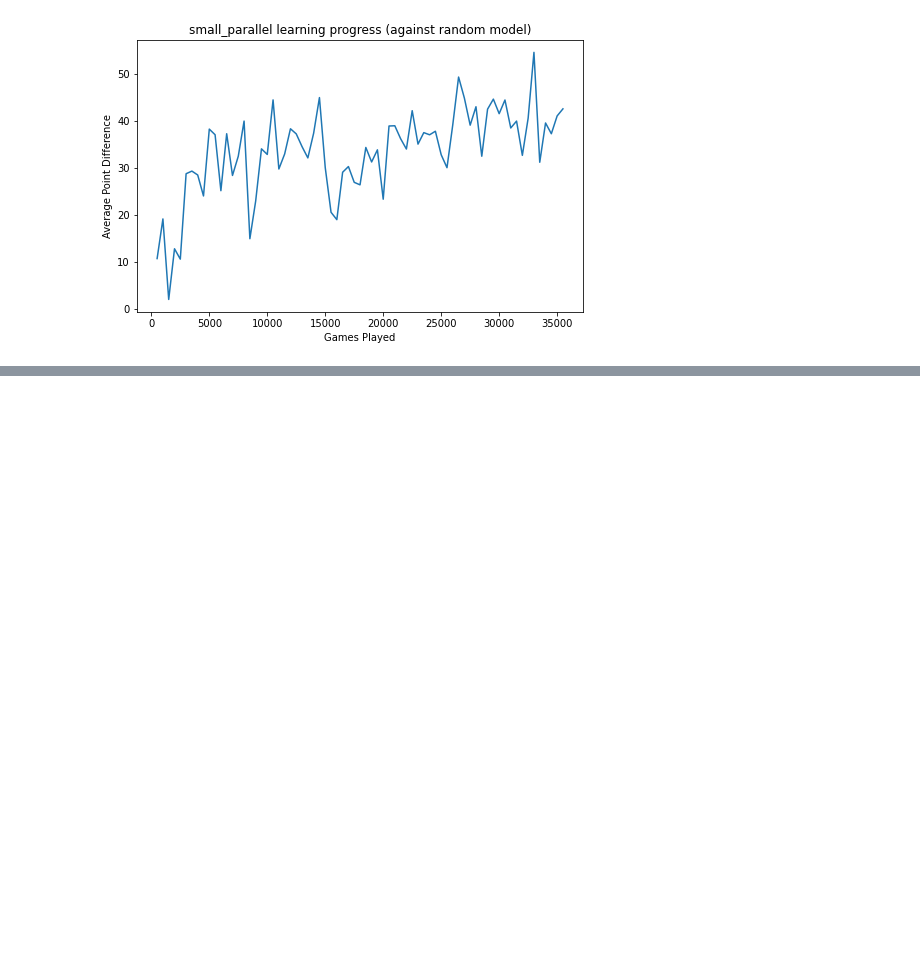
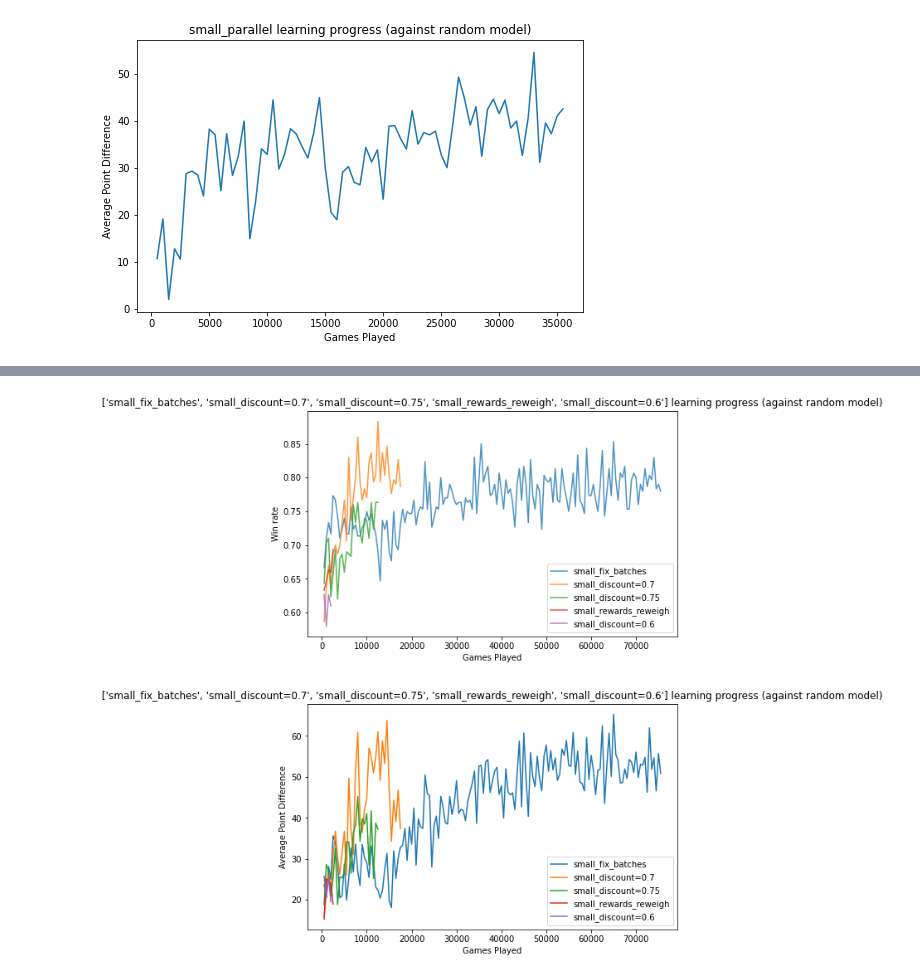
Before and after one commit to yanlai00/shengji_plus, a Jupyter notebook: analysis/plots.ipynb, the cells around one changed output, grey strips where cells are left out. Cells and saved outputs as stored; diff of their text form; code cells hidden in the pictures; blank space fills up the shorter version.

```diff
--- a/analysis/plots.ipynb
+++ b/analysis/plots.ipynb
@@ -5,31 +6,35 @@ import pickle
 # %%
-def graph_win_rate(model_name: str, save=True):
-    with open(f'../{model_name}/stats.pkl', 'rb') as f:
-        data = pickle.load(f)
-    iterations = [x['iterations'] for x in data]
-    win_rates = [x['win_counts'] for x in data]
+def graph_win_rate(model_names: List[str], save=True):
 
     plt.figure(facecolor='white', figsize=(8, 5))
-    plt.title(f'{model_name} learning progress (against random model)')
+    plt.title(f'{model_names} learning progress (against random model)')
     plt.xlabel('Games Played')
     plt.ylabel('Win rate')
-    plt.plot(iterations, win_rates)
-    if save:
-        plt.savefig(f'../{model_name}/win_rate.png')
+    for name in model_names:
+        with open(f'../{name}/stats.pkl', 'rb') as f:
+            data = pickle.load(f)
+        iterations = [x['iterations'] for x in data]
+        win_rates = [x['win_counts'] for x in data]
+        plt.plot(iterations, win_rates, label=name, alpha=0.8)
+        plt.legend()
+    if len(model_names) == 1:
+        plt.savefig(f'../{model_names[0]}/win_rate.png')
 
-def graph_apd(model_name: str, save=True):
-    with open(f'../{model_name}/stats.pkl', 'rb') as f:
-        data = pickle.load(f)
-    iterations = [x['iterations'] for x in data]
-    apd = [x['avg_points'][0] - x['avg_points'][1] for x in data]
-
+def graph_apd(model_names: List[str], save=True):
     plt.figure(facecolor='white', figsize=(8, 5))
-    plt.title(f'{model_name} learning progress (against random model)')
+    plt.title(f'{model_names} learning progress (against random model)')
     plt.xlabel('Games Played')
     plt.ylabel('Average Point Difference')
-    plt.plot(iterations, apd)
-    if save:
-        plt.savefig(f'../{model_name}/apd.png')
+    for name in model_names:
+        with open(f'../{name}/stats.pkl', 'rb') as f:
+            data = pickle.load(f)
+        iterations = [x['iterations'] for x in data]
+        apd = [x['avg_points'][0] - x['avg_points'][1] for x in data]
+        plt.plot(iterations, apd, label=name)
+    plt.legend()
+
+    if len(model_names) == 1:
+        plt.savefig(f'../{model_names[0]}/apd.png')
 # %%
 graph_win_rate('small')
 # %% [output]
@@ -66,0 +72,6 @@ graph_apd('small_4layer_main')
+# %%
+graph_win_rate(['small_fix_batches', 'small_discount=0.7', 'small_discount=0.75', 'small_rewards_reweigh', 'small_discount=0.6'])
+graph_apd(['small_fix_batches', 'small_discount=0.7', 'small_discount=0.75', 'small_rewards_reweigh', 'small_discount=0.6'])
+# %% [output]
+[figure, added]
+[figure, added]
```
Also changed, not shown: parts of 3 cells of this notebook, 20 other files.
